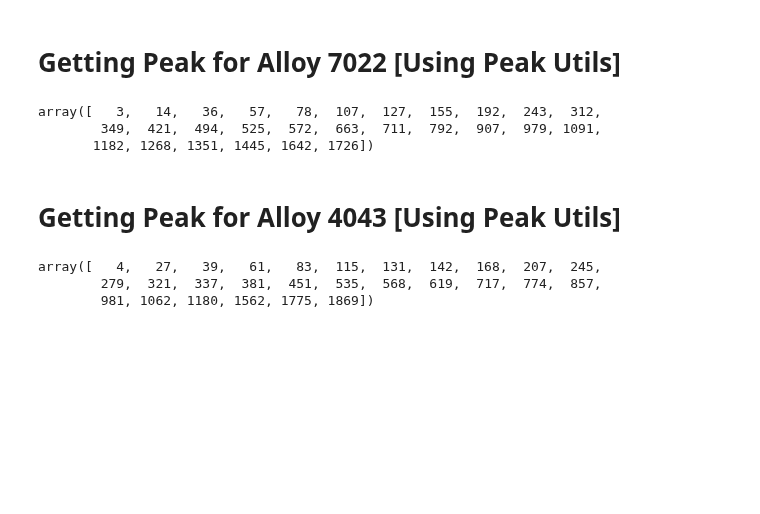
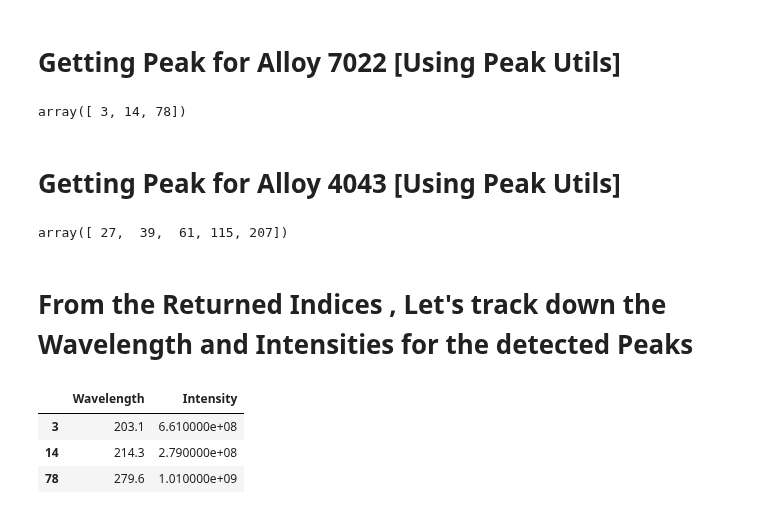
Before and after one commit to rahulrpatil3005/Handheld_LIBS, a Jupyter notebook: Al_Alloy_Analysis/Aluminium_Class.ipynb, the cells around one changed output. Drawn from its saved outputs; the diff is of its cells as text; code cells hidden in the pictures; blank space fills up the shorter version.

```diff
--- a/Al_Alloy_Analysis/Aluminium_Class.ipynb
+++ b/Al_Alloy_Analysis/Aluminium_Class.ipynb
@@ -85,23 +91,29 @@ Algo:-
 # Getting Peak for Alloy 7022 [Using Peak Utils]
 # %%
 minimum_distance_7022 = 0  #Since , the Spectral Resolution of the Handheld LIBS Device is much smaller , We can keep this parameter as 0
-threshold_7022 = 0 #looking for a value above 0.5% , so that Noise and  Peak with very low Intensities can be ignored
+threshold_7022 = 0.2 #looking for a value above 0.5% , so that Noise and  Peak with very low Intensities can be ignored
 
 Reference_Peak_7022 = indexes(Alloy_7022.Intensity , min_dist=minimum_distance_7022 , thres=threshold_7022)
 Reference_Peak_7022 #Return the indices in the form of the list
 # %% [output]
-array([   3,   14,   36,   57,   78,  107,  127,  155,  192,  243,  312,
-        349,  421,  494,  525,  572,  663,  711,  792,  907,  979, 1091,
-       1182, 1268, 1351, 1445, 1642, 1726])
+array([ 3, 14, 78])
 # %% [markdown]
 # Getting Peak for Alloy 4043 [Using Peak Utils]
 # %%
 minimum_distance_4043 = 0  #Since , the Spectral Resolution of the Handheld LIBS Device is much smaller , We can keep this parameter as 0
-threshold_4043 = 0 #looking for a value above 0.5% , so that Noise and  Peak with very low Intensities can be ignored
+threshold_4043 = 0.2 #looking for a value above 0.5% , so that Noise and  Peak with very low Intensities can be ignored
 
 Reference_Peak_4043 = indexes(Alloy_4043.Intensity, min_dist=minimum_distance_4043 , thres=threshold_4043)
 Reference_Peak_4043 #Return the indices in the form of the list
 # %% [output]
-array([   4,   27,   39,   61,   83,  115,  131,  142,  168,  207,  245,
-        279,  321,  337,  381,  451,  535,  568,  619,  717,  774,  857,
-        981, 1062, 1180, 1562, 1775, 1869])
+array([ 27,  39,  61, 115, 207])
+# %% [markdown]
+# From the Returned Indices , Let's track down the Wavelength and Intensities for the detected Peaks
+# %%
+Selected_Peak_7022 = Alloy_7022.iloc[Reference_Peak_7022] #from the indices , lets try to find the Wavelength and Spectra.
+Selected_Peak_7022
+# %% [output]
+|  | Wavelength | Intensity |
+| 3 | 203.1 | 6.610000e+08 |
+| 14 | 214.3 | 2.790000e+08 |
+| 78 | 279.6 | 1.010000e+09 |
```
Also changed, not shown: parts of 14 cells of this notebook, 1 other file.
